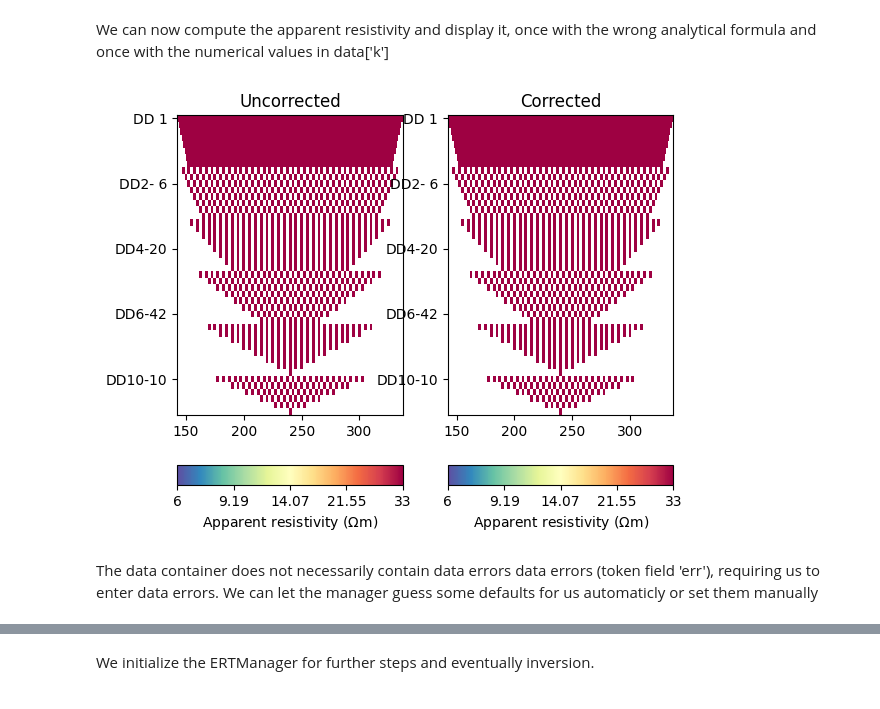
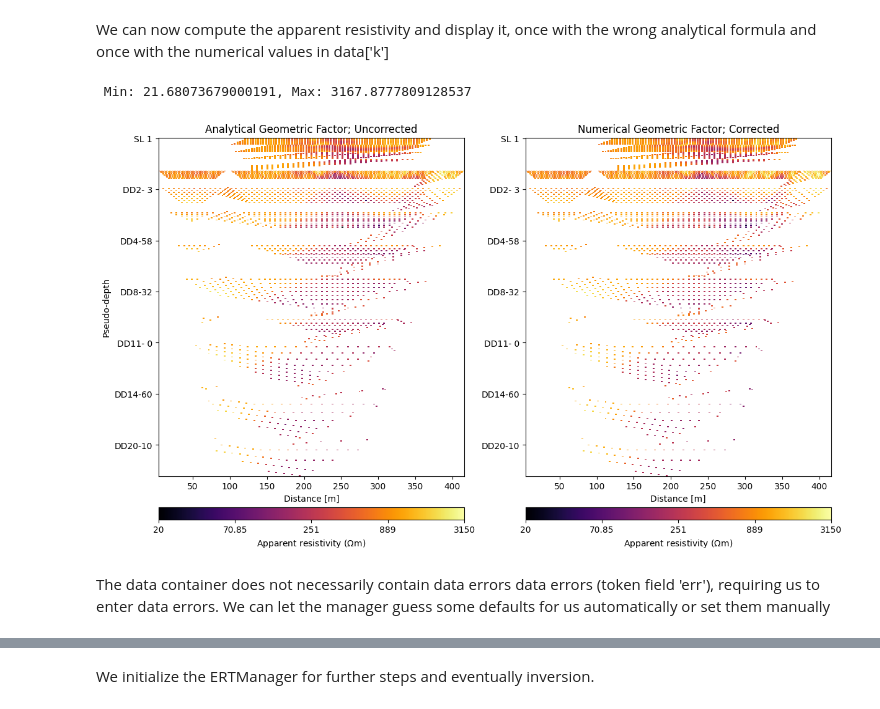
Before and after one commit to sydpas/erth370-w2026-sydpas, a Jupyter notebook: pygimex/ert/my_line01_DD.ipynb, the cells around one changed output, grey strips where cells are left out. Saved outputs shown, nothing was run; the diff lists cells and outputs as text; code cells hidden in the pictures.

```diff
--- a/pygimex/ert/my_line01_DD.ipynb
+++ b/pygimex/ert/my_line01_DD.ipynb
@@ -74,3 +81,0 @@ so we create them based on the given topography.
-# %%
-k0 = ert.createGeometricFactors(topo)  # the analytical one
-data['k'] = ert.createGeometricFactors(topo, numerical=True)
@@ -85,0 +82,5 @@ Rücker et al. (2006). We display it using a colormap with neutral white.
+# %%
+# topo= pg.PosVector(topo)  # turn from array into pygimli pos vector
+
+k0 = ert.createGeometricFactors(data)  # analytical; assumes simple geometry
+data['k'] = ert.createGeometricFactors(data, numerical=True)  # numerical; solves forward PDE
@@ -92,16 +133,27 @@ _ = ert.showData(data, vals=k0/ data['k'], label='Topography effect',
 We can now compute the apparent resistivity and display it, once with the
 wrong analytical formula and once with the numerical values in data['k']
 # %%
-data['rhoa'] = data['r'] * data['k']
-kw = dict(cMin=6, cMax=33)
-fig, ax = plt.subplots(ncols=2)
-data.show(data['r']*k0, ax=ax[0], **kw);
-data.show(ax=ax[1], **kw)
-ax[0].set_title('Uncorrected')
-ax[1].set_title('Corrected');
+data['rhoa'] = data['r'] * data['k']  # uses numerical k; converts measured resistances to apparent resist
+
+print(f' Min: {pg.min(data["rhoa"])}, Max: {pg.max(data["rhoa"])}')
+
+kw = dict(cMin=20, cMax=3150)  # storing key/value pairs for colour scale
+fig, ax = plt.subplots(ncols=2, figsize=(14, 8))
+
+data.show(data['r']*k0, ax=ax[0], **kw, cMap='inferno',
+          xlabel='Distance [m]', ylabel='Pseudo-depth');  # uses analytical k so assumes flat ground
+
+data.show(ax=ax[1], **kw, cMap='inferno',
+          xlabel='Distance [m]')  # uses numerical k so adds topo
+
+ax[0].set_title('Analytical Geometric Factor; Uncorrected')  # analytical
+ax[1].set_title('Numerical Geometric Factor; Corrected');  # numerical
+
+fig.savefig(r"figures/line01/uncorrected_vs_corrected.png", dpi=300, bbox_inches='tight')
 # %% [output]
+ Min: 21.68073679000191, Max: 3167.8777809128537
-[figure, old version]
+[figure, new version]
 # %% [markdown]
 The data container does not necessarily contain data errors data errors
 (token field 'err'), requiring us to enter data errors. We can let the
-manager guess some defaults for us automaticly or set them manually
+manager guess some defaults for us automatically or set them manually
```
Also changed, not shown: parts of 13 cells of this notebook.
